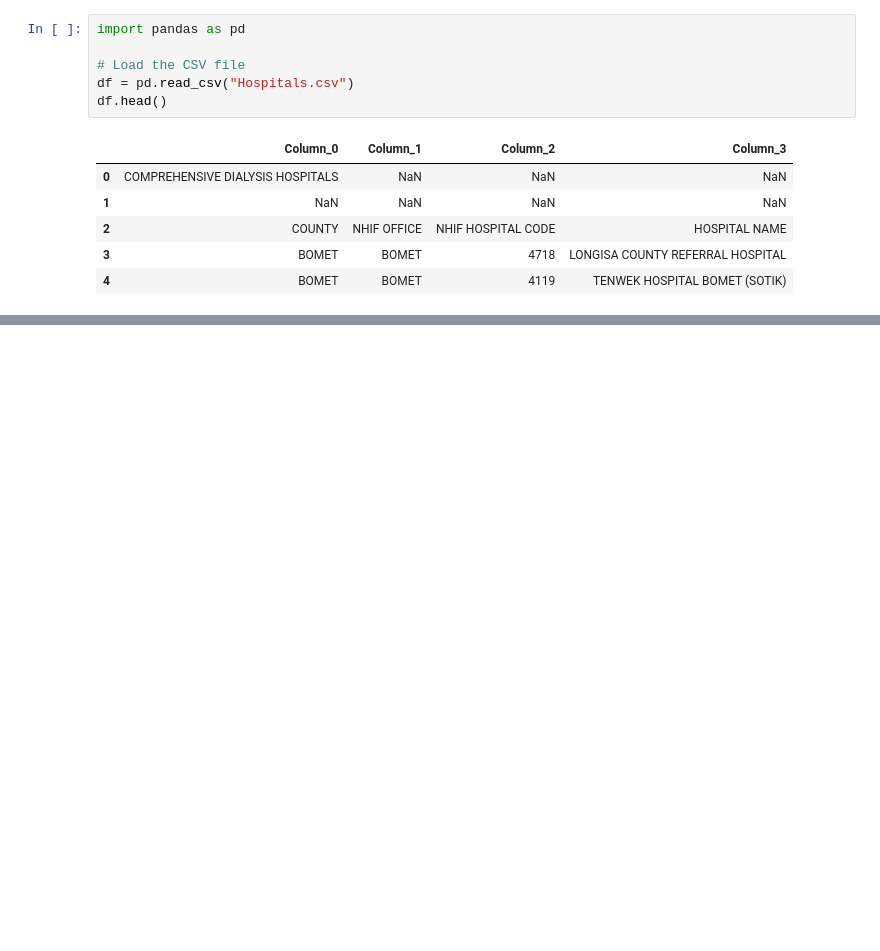
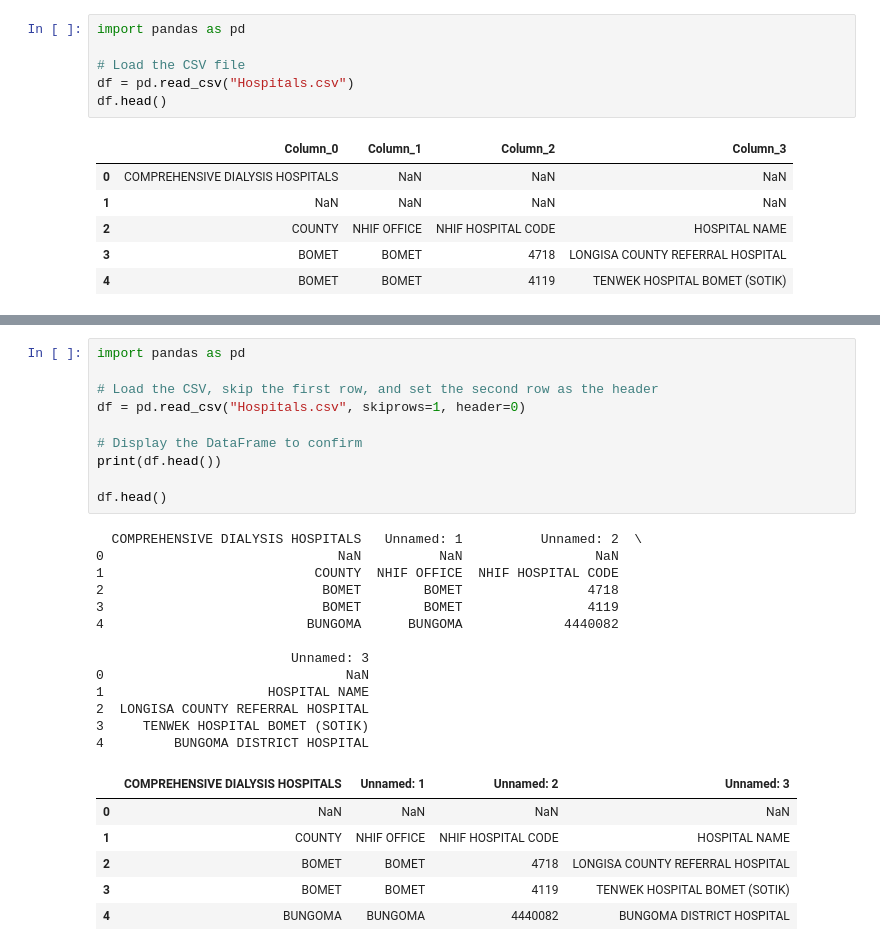
Before and after one commit to Winfry/Hospitali_Rafiki, a Jupyter notebook: KindneyHospital.ipynb, the cells around one changed output, grey strips where cells are left out. Saved outputs shown, nothing was run; the diff lists cells and outputs as text; blank space fills up the shorter version.

```diff
--- a/KindneyHospital.ipynb
+++ b/KindneyHospital.ipynb
@@ -463,0 +471,30 @@ print(df)
+# %%
+import pandas as pd
+
+# Load the CSV, skip the first row, and set the second row as the header
+df = pd.read_csv("Hospitals.csv", skiprows=1, header=0)
+
+# Display the DataFrame to confirm
+print(df.head())
+
+df.head()
+# %% [output]
+  COMPREHENSIVE DIALYSIS HOSPITALS   Unnamed: 1          Unnamed: 2  \
+0                              NaN          NaN                 NaN
+1                           COUNTY  NHIF OFFICE  NHIF HOSPITAL CODE
+2                            BOMET        BOMET                4718
+3                            BOMET        BOMET                4119
+4                          BUNGOMA      BUNGOMA             4440082
+
+                         Unnamed: 3
+0                               NaN
+1                     HOSPITAL NAME
+2  LONGISA COUNTY REFERRAL HOSPITAL
+3     TENWEK HOSPITAL BOMET (SOTIK)
+4         BUNGOMA DISTRICT HOSPITAL
+|  | COMPREHENSIVE DIALYSIS HOSPITALS | Unnamed: 1 | Unnamed: 2 | Unnamed: 3 |
+| 0 | NaN | NaN | NaN | NaN |
+| 1 | COUNTY | NHIF OFFICE | NHIF HOSPITAL CODE | HOSPITAL NAME |
+| 2 | BOMET | BOMET | 4718 | LONGISA COUNTY REFERRAL HOSPITAL |
+| 3 | BOMET | BOMET | 4119 | TENWEK HOSPITAL BOMET (SOTIK) |
+| 4 | BUNGOMA | BUNGOMA | 4440082 | BUNGOMA DISTRICT HOSPITAL |
```
Also changed, not shown: parts of 1 cell of this notebook, 1 other file.
